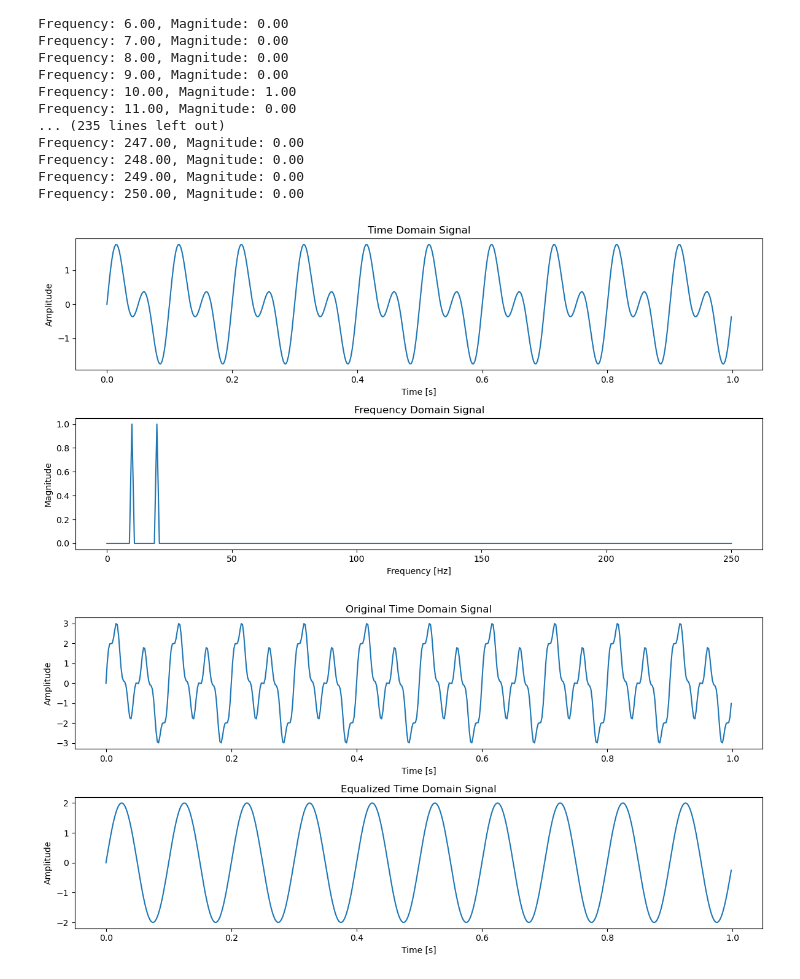
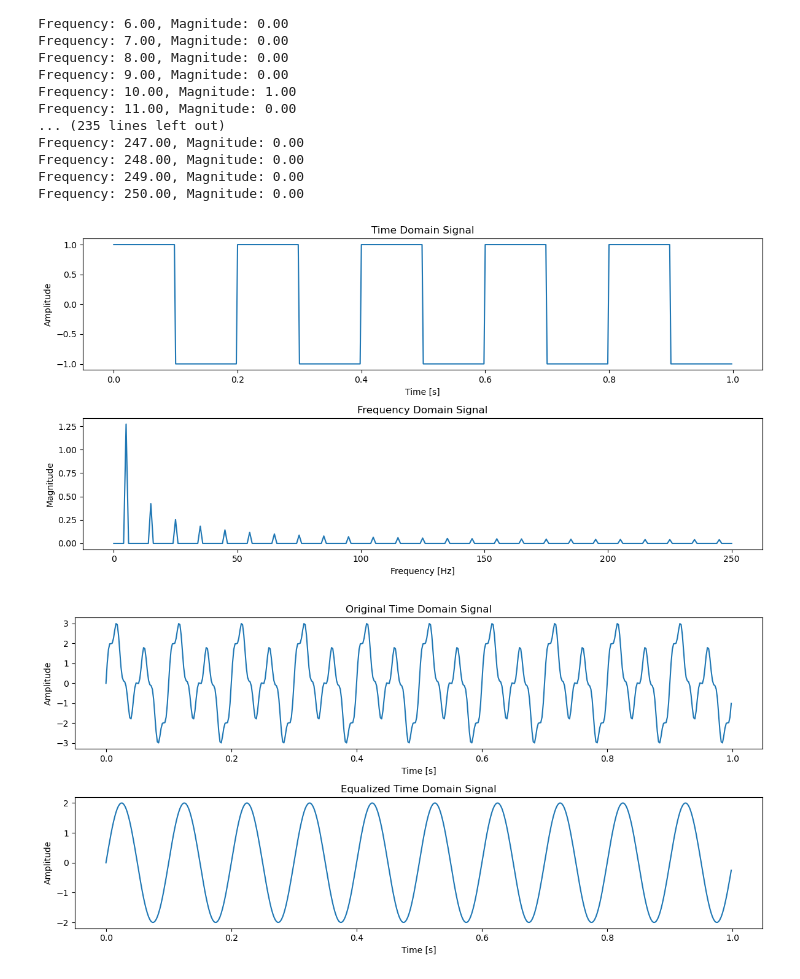
Before and after one commit to abdallahahmed11/Task3_Equalizer, a Jupyter notebook: tryy.ipynb, the cells around one changed output. Saved outputs shown, nothing was run; the diff lists cells and outputs as text; code cells hidden in the pictures.

```diff
--- a/tryy.ipynb
+++ b/tryy.ipynb
@@ -145,10 +145,15 @@ Frequency: 250.00, Magnitude: 0.00
 # %%
 import numpy as np
 import matplotlib.pyplot as plt
+from scipy.signal import square
+
+# Time array
+t = np.linspace(0, 1, 500, endpoint=False)
+
+# Generate square wave
+sig = square(2 * np.pi * 5 * t)
 
 # Create a simple signal
-t = np.linspace(0, 1, 500, False)  # 1 second
-sig = np.sin(2*np.pi*10*t) + np.sin(2*np.pi*20*t)
 n_samples= len(sig)
 sampling_rate= t[1] - t[0]
 # Compute the positive-frequency terms with rfft
@@ -159,34 +164,34 @@ magnitudes = np.abs(fft_result) * 2
 
 # Compute the frequency bins
 frequencies = np.fft.rfftfreq(sig.size, sampling_rate)
 
 #change magnitudes
 magnitudes[0] *=4
 magnitudes[1] *=2
 sig_2=np.fft.irfft(fft_result)
 
 # Create a figure
 plt.figure(figsize=(12, 6))
 
 # Subplot for the time domain signal
 plt.subplot(2, 1, 1)
 plt.plot(t, sig)
 plt.title('Time Domain Signal')
 plt.xlabel('Time [s]')
 plt.ylabel('Amplitude')
 
 # Subplot for the frequency domain signal
 plt.subplot(2, 1, 2)
 plt.plot(frequencies, magnitudes)
 plt.title('Frequency Domain Signal')
 plt.xlabel('Frequency [Hz]')
 plt.ylabel('Magnitude')
 
 # Layout the plots
 plt.tight_layout()
 plt.show()
 # %% [output]
-[figure, old version]
+[figure, new version]
 # %%
 import numpy as np
 import matplotlib.pyplot as plt
```
Also changed, not shown: parts of 1 cell of this notebook, 3 other files.
